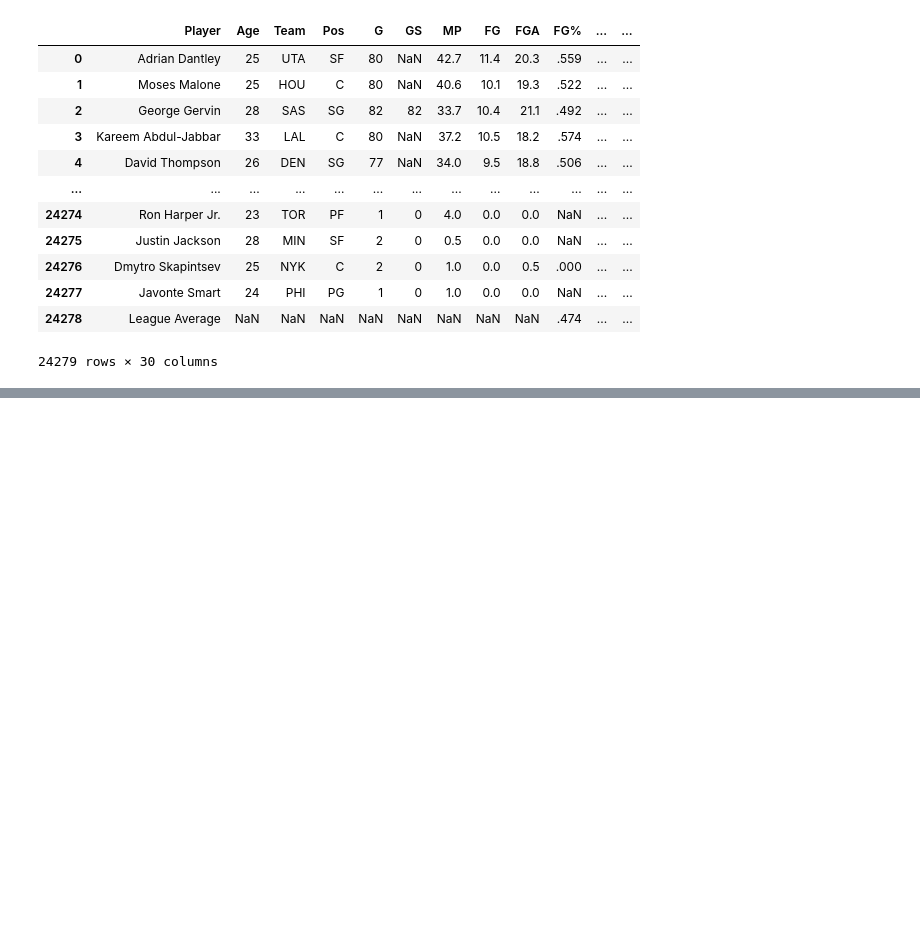
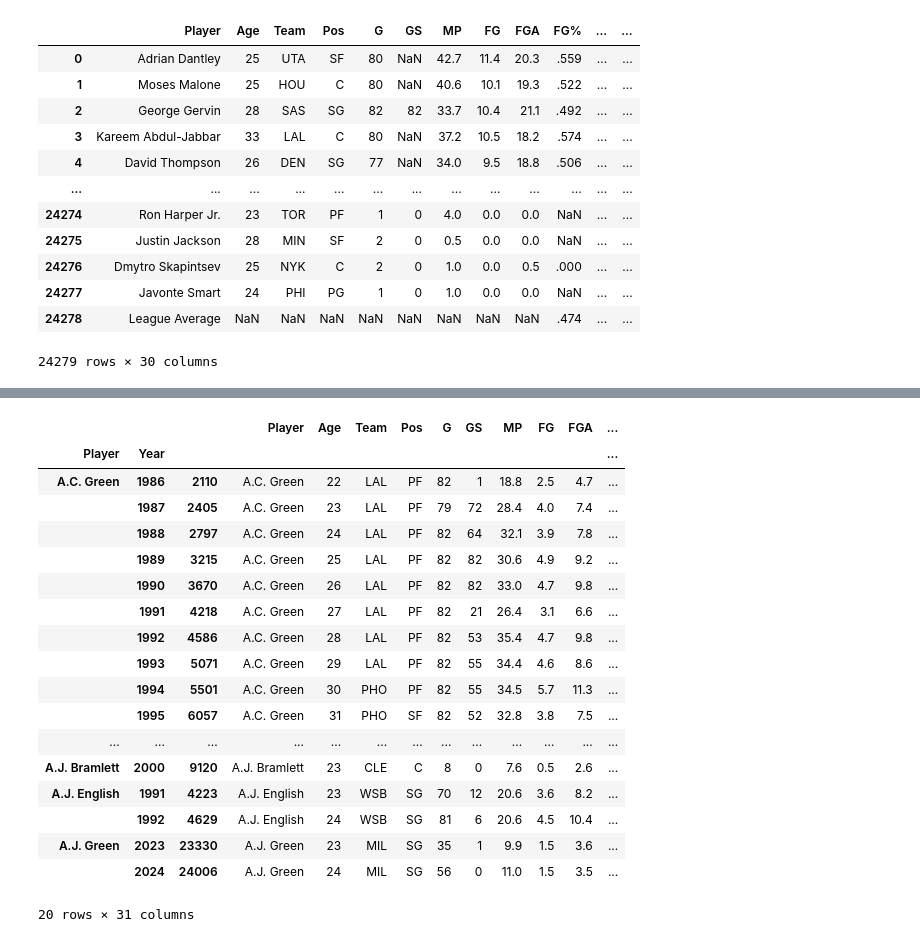
Before and after one commit to SalyanKarki/NBA-MVP-2025, a Jupyter notebook: NBAMVP/data_cleaning.ipynb, the cells around one changed output, grey strips where cells are left out. Drawn from its saved outputs; the diff is of its cells as text; code cells hidden in the pictures; blank space fills up the shorter version.

```diff
--- a/NBAMVP/data_cleaning.ipynb
+++ b/NBAMVP/data_cleaning.ipynb
@@ -107,3 +118,32 @@ players.head()
 # %%
 def single_row(df):
-    if df.shape[0]==1
+    if df.shape[0]==1:
+        return df
+    else:
+        row = df[df["Team"] == "TOT"]
+        row["Team"] = df.iloc[-1,:]["Team"]
+        return row
+
+players = players.groupby(["Player", "Year"]).apply(single_row)
+# %%
+players.head(20)
+# %% [output]
+|  |  |  | Player | Age | Team | Pos | G | GS | MP | FG | FGA | ... |
+| Player | Year |  |  |  |  |  |  |  |  |  |  | ... |
+| A.C. Green | 1986 | 2110 | A.C. Green | 22 | LAL | PF | 82 | 1 | 18.8 | 2.5 | 4.7 | ... |
+|  | 1987 | 2405 | A.C. Green | 23 | LAL | PF | 79 | 72 | 28.4 | 4.0 | 7.4 | ... |
+|  | 1988 | 2797 | A.C. Green | 24 | LAL | PF | 82 | 64 | 32.1 | 3.9 | 7.8 | ... |
+|  | 1989 | 3215 | A.C. Green | 25 | LAL | PF | 82 | 82 | 30.6 | 4.9 | 9.2 | ... |
+|  | 1990 | 3670 | A.C. Green | 26 | LAL | PF | 82 | 82 | 33.0 | 4.7 | 9.8 | ... |
+|  | 1991 | 4218 | A.C. Green | 27 | LAL | PF | 82 | 21 | 26.4 | 3.1 | 6.6 | ... |
+|  | 1992 | 4586 | A.C. Green | 28 | LAL | PF | 82 | 53 | 35.4 | 4.7 | 9.8 | ... |
+|  | 1993 | 5071 | A.C. Green | 29 | LAL | PF | 82 | 55 | 34.4 | 4.6 | 8.6 | ... |
+|  | 1994 | 5501 | A.C. Green | 30 | PHO | PF | 82 | 55 | 34.5 | 5.7 | 11.3 | ... |
+|  | 1995 | 6057 | A.C. Green | 31 | PHO | SF | 82 | 52 | 32.8 | 3.8 | 7.5 | ... |
+| ... | ... | ... | ... | ... | ... | ... | ... | ... | ... | ... | ... | ... |
+| A.J. Bramlett | 2000 | 9120 | A.J. Bramlett | 23 | CLE | C | 8 | 0 | 7.6 | 0.5 | 2.6 | ... |
+| A.J. English | 1991 | 4223 | A.J. English | 23 | WSB | SG | 70 | 12 | 20.6 | 3.6 | 8.2 | ... |
+|  | 1992 | 4629 | A.J. English | 24 | WSB | SG | 81 | 6 | 20.6 | 4.5 | 10.4 | ... |
+| A.J. Green | 2023 | 23330 | A.J. Green | 23 | MIL | SG | 35 | 1 | 9.9 | 1.5 | 3.6 | ... |
+|  | 2024 | 24006 | A.J. Green | 24 | MIL | SG | 56 | 0 | 11.0 | 1.5 | 3.5 | ... |
+20 rows × 31 columns
```
Also changed, not shown: parts of 1 cell of this notebook.
